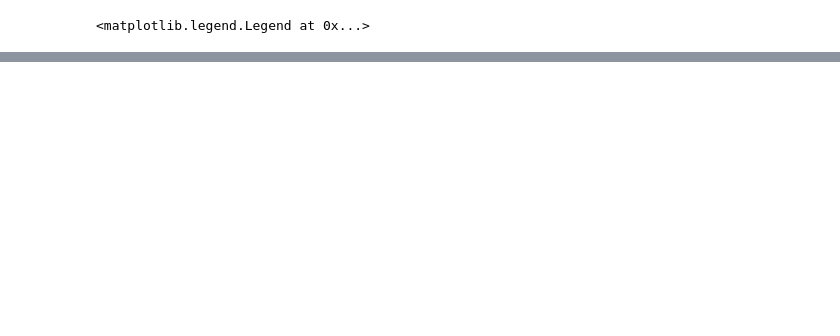
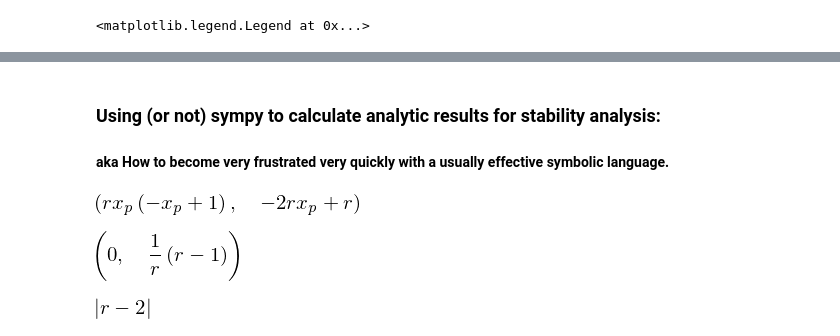
Before and after one commit to Llewelyn62/Non-linear-dynamics-Strogatz, a Jupyter notebook: Strogatz/Chapter10_1D_maps.ipynb, the cells around one changed output, grey strips where cells are left out. Drawn from its saved outputs; the diff is of its cells as text; code cells hidden in the pictures; blank space fills up the shorter version.

```diff
--- a/Strogatz/Chapter10_1D_maps.ipynb
+++ b/Strogatz/Chapter10_1D_maps.ipynb
@@ -320,3 +324,30 @@ anim = animation.FuncAnimation(fig, animate, init_func=init,
 # %% [output]
 [interactive output not drawn]
 [interactive output not drawn]
+# %% [markdown]
+### Using (or not) sympy to calculate analytic results for stability analysis:
+#### aka How to become very frustrated very quickly with a usually effective symbolic language.
+# %%
+### I suspect there is an error/bug in sympy along the way of solving this :(
+#10.3.3 via text where d/dx(f(f(x))) = f'(p)f'(q)
+x_p, r, p,q,lam = symbols('x_p r p q lambda')
+f_x = r*x_p*(1-x_p)
+f_x_diff = expand(f_x.diff(x_p))
+f_x, f_x_diff
+#ans4 should be r^2(1-2p)(1-2q) from the book.
+# %% [output]
+[figure, added]
+# %%
+#Fine maxima/minima of f(x)
+x_origin, P = solve(f_x-x_p,x_p)
+x_origin, P
+# %% [output]
+[figure, added]
+# %%
+f_prime_0 = f_x_diff.subs(x_p,x_origin),
+f_prime_P = abs(f_x_diff.subs({x_p:P}))
+f_prime_P #Didn't substitute the second x_p, should be -2r.1/r.(r-1) + r = -2(r-1) + r = -2r + 2 + r = 2-r
+#From http://people.uleth.ca/~roussel/nld/stability_maps.pdf
+#r - 2rx = r(1-2x), P = (r-1)/r; soln = r(1-2((r-1)/r)) = r - 2r((r-1)/r) = r - 2(r-1) = r -2r +2 = r-2
+# %% [output]
+[figure, added]
```
Also changed, not shown: parts of 21 cells of this notebook.
